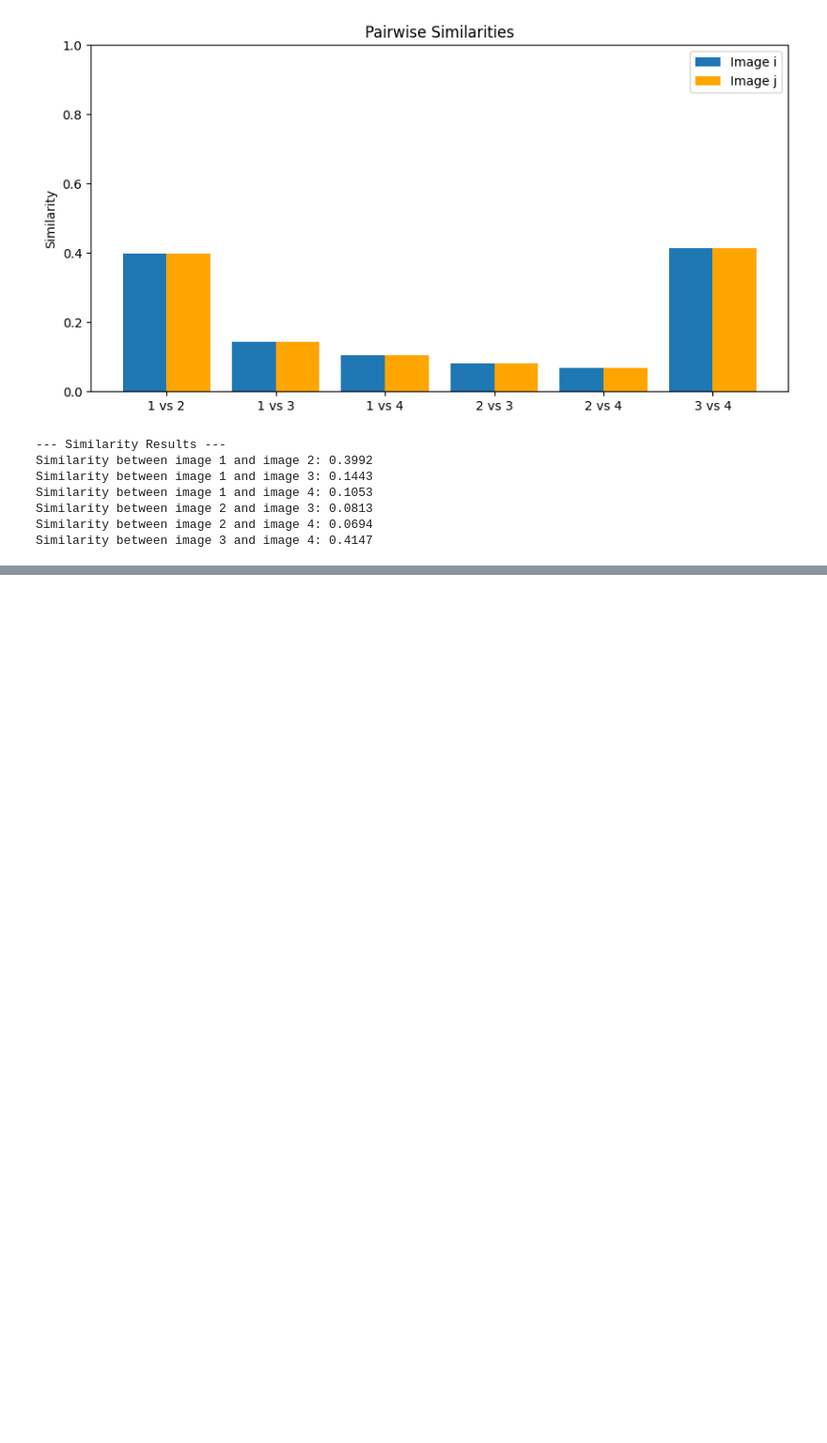
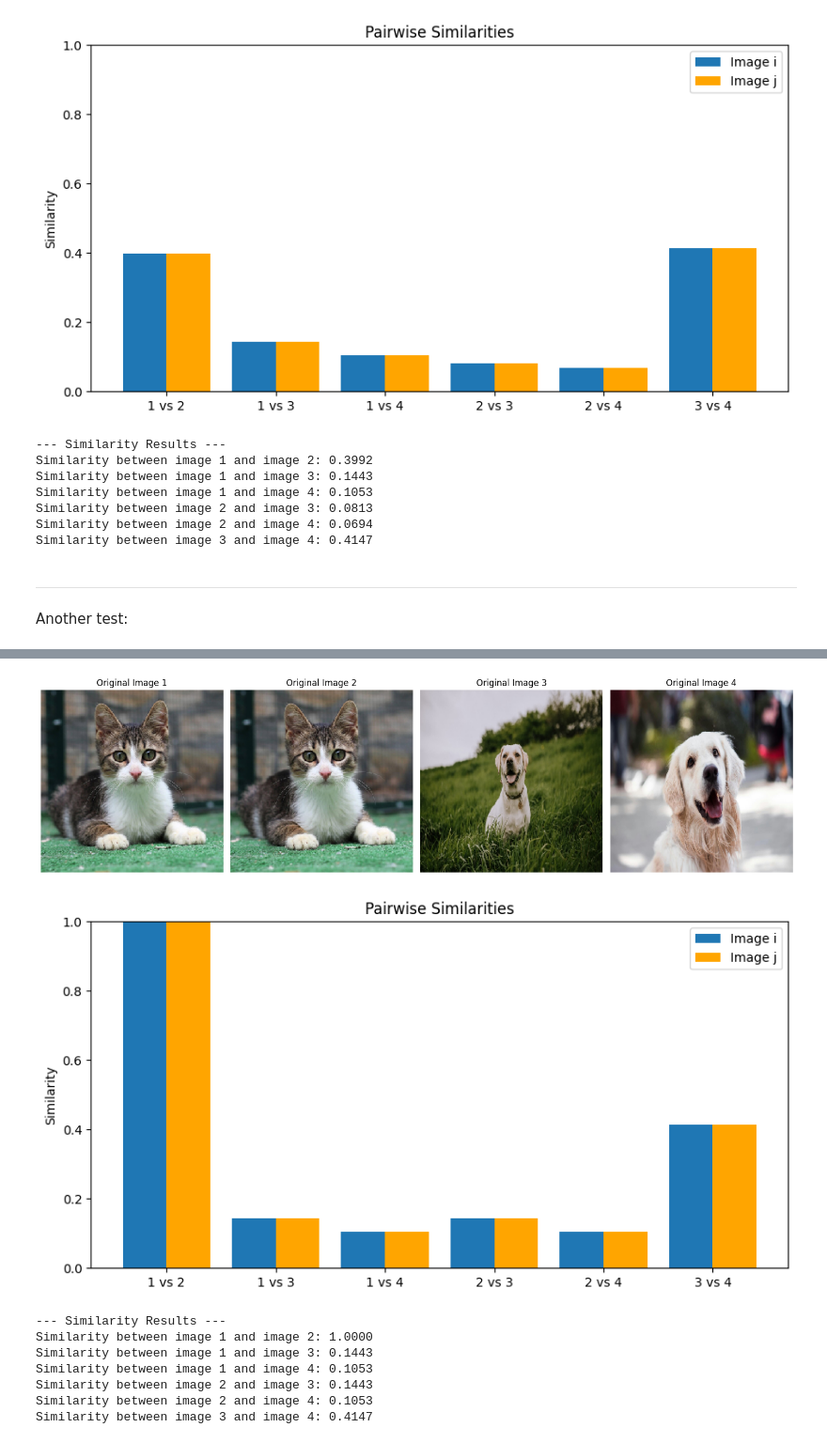
Before and after one commit to SavinRazvan/image_similarity, a Jupyter notebook: image_similarity.ipynb, the cells around one changed output, grey strips where cells are left out. Shown at 94% size. Saved outputs shown, nothing was run; the diff lists cells and outputs as text; code cells hidden in the pictures; blank space fills up the shorter version.

```diff
--- a/image_similarity.ipynb
+++ b/image_similarity.ipynb
@@ -228,3 +228,22 @@ Similarity between image 1 and image 4: 0.1053
 Similarity between image 2 and image 3: 0.0813
 Similarity between image 2 and image 4: 0.0694
 Similarity between image 3 and image 4: 0.4147
+# %% [markdown]
+---
+Another test:
+# %%
+def main():
+    """
+    Main function to run the image comparison.
+    """
+    # Replace with your image paths
+    image_paths = [
+        "data/images/cat1.jpg",
+        "data/images/cat1.jpg",
+        "data/images/dog1.jpg",
+        "data/images/dog2.jpg"
+    ]
+    compare_images(image_paths)
+
+main()
+# %% [output]
@@ -230,0 +256,9 @@ Similarity between image 3 and image 4: 0.4147
+[figure, added]
+[figure, added]
+--- Similarity Results ---
+Similarity between image 1 and image 2: 1.0000
+Similarity between image 1 and image 3: 0.1443
+Similarity between image 1 and image 4: 0.1053
+Similarity between image 2 and image 3: 0.1443
+Similarity between image 2 and image 4: 0.1053
+Similarity between image 3 and image 4: 0.4147
```
Also changed, not shown: parts of 1 cell of this notebook.
